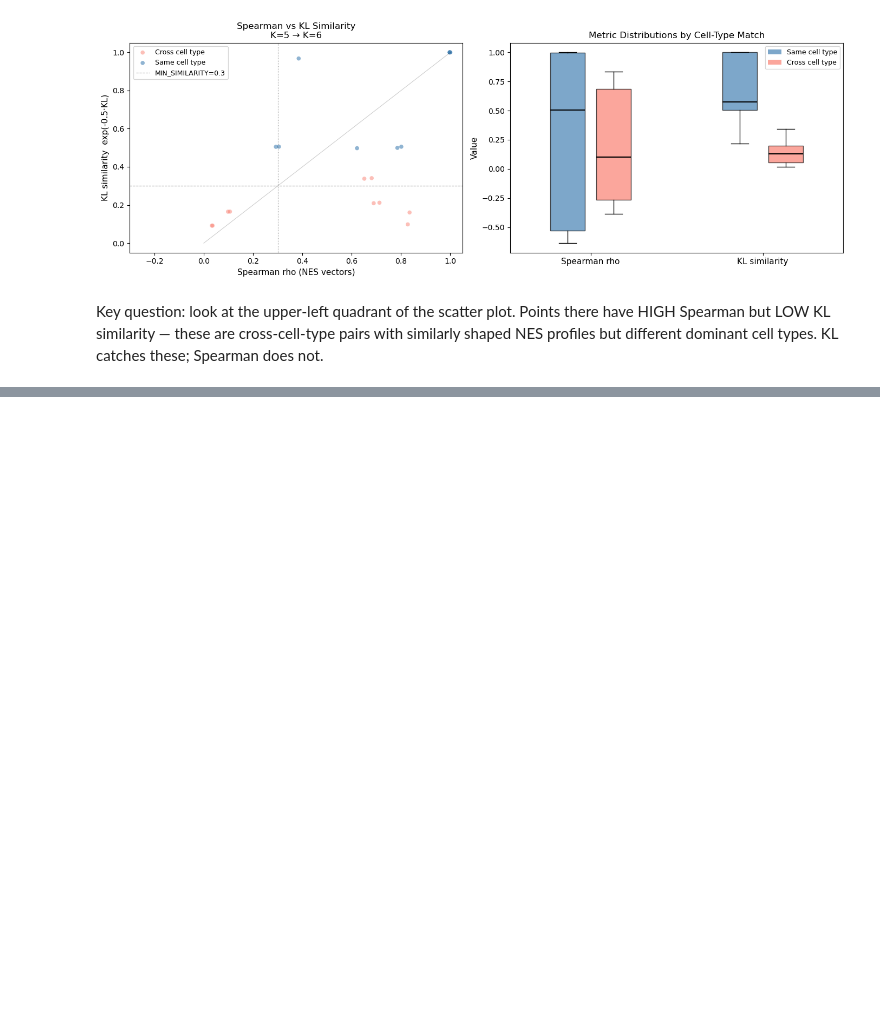
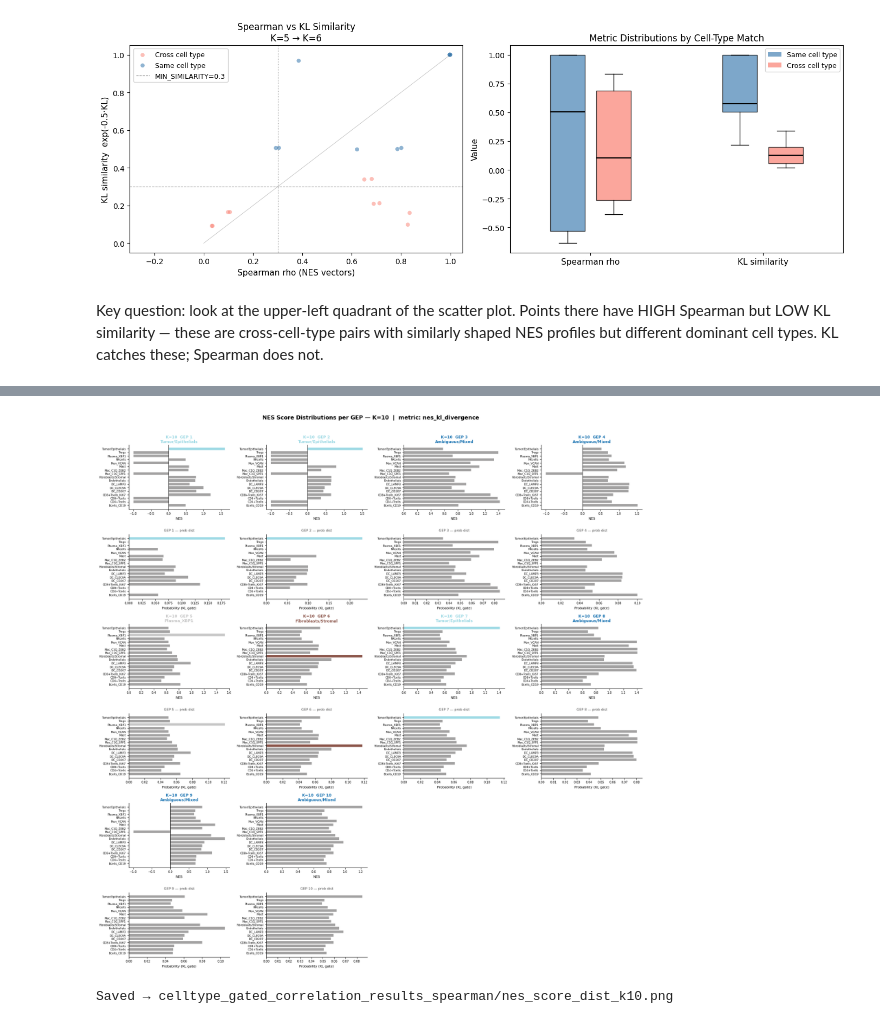
Before and after one commit to sumedhars/dinh-lab-clanp, a Jupyter notebook: celltype_gated_correlation.ipynb, the cells around one changed output, grey strips where cells are left out. Saved outputs shown, nothing was run; the diff lists cells and outputs as text; code cells hidden in the pictures; blank space fills up the shorter version.

Commit message:
prob dist

```diff
--- a/celltype_gated_correlation.ipynb
+++ b/celltype_gated_correlation.ipynb
@@ -789,0 +798,78 @@ dominant cell types. KL catches these; Spearman does not.
+# %%
+K_VIZ = 10
+SHOW_PROB_DIST = True      # Set False to show only NES bars (no probability row)
+
+nes_k = all_nes[K_VIZ]
+n_geps = len(nes_k)
+cell_types = nes_k.columns.tolist()
+
+n_cols = min(4, n_geps)
+n_rows_geps = int(np.ceil(n_geps / n_cols))
+panel_rows = 2 if SHOW_PROB_DIST else 1   # NES row + optional prob-dist row
+
+fig, axes = plt.subplots(
+    n_rows_geps * panel_rows, n_cols,
+    figsize=(n_cols * 4.5, n_rows_geps * panel_rows * 3.0),
+    squeeze=False
+)
+
+for idx, gep in enumerate(nes_k.index):
+    row_block = (idx // n_cols) * panel_rows   # first row of this GEP's block
+    col       = idx % n_cols
+
+    nes_row   = nes_k.loc[gep]
+    ct_label  = assign_celltype(nes_row)
+    prob_dist = nes_to_distribution(nes_row)   # ReLU-normalized, for KL gating
+    node_color = ct_colors.get(ct_label, '#888888')
+
+    # ── Bar colors: highlight the assigned cell type, gray out the rest ──
+    bar_colors = [
+        node_color if ct == ct_label else "#a3a2a2"
+        for ct in cell_types
+    ]
+    y_pos = range(len(cell_types))
+
+    # ── Top panel: raw NES scores ────────────────────────────────────────
+    ax_nes = axes[row_block][col]
+    ax_nes.barh(y_pos, nes_row.values, color=bar_colors, edgecolor='none', height=0.72)
+    ax_nes.axvline(0, color='black', lw=0.8)
+    ax_nes.set_yticks(y_pos)
+    ax_nes.set_yticklabels(cell_types, fontsize=6.5)
+    ax_nes.set_xlabel('NES', fontsize=8)
+    ax_nes.set_title(
+        f'K={K_VIZ}  GEP {gep}\n{ct_label}',
+        fontsize=9, color=node_color, fontweight='bold', pad=4
+    )
+    ax_nes.tick_params(axis='x', labelsize=7)
+    ax_nes.spines[['top', 'right']].set_visible(False)
+
+    # ── Bottom panel: probability distribution used for KL gating ────────
+    if SHOW_PROB_DIST:
+        ax_prob = axes[row_block + 1][col]
+        ax_prob.barh(y_pos, prob_dist, color=bar_colors, edgecolor='none', height=0.72)
+        ax_prob.set_yticks(y_pos)
+        ax_prob.set_yticklabels(cell_types, fontsize=6.5)
+        ax_prob.set_xlabel('Probability (KL gate)', fontsize=8)
+        ax_prob.set_title(f'GEP {gep} — prob dist', fontsize=8, color='#555555')
+        ax_prob.tick_params(axis='x', labelsize=7)
+        ax_prob.spines[['top', 'right']].set_visible(False)
+
+# ── Hide any unused subplot slots ─────────────────────────────────────────
+for idx in range(n_geps, n_rows_geps * n_cols):
+    row_block = (idx // n_cols) * panel_rows
+    col = idx % n_cols
+    for pr in range(panel_rows):
+        axes[row_block + pr][col].set_visible(False)
+
+plt.suptitle(
+    f'NES Score Distributions per GEP — K={K_VIZ}  |  metric: {SIMILARITY_METRIC}',
+    fontsize=13, fontweight='bold', y=1.01
+)
+plt.tight_layout()
+save_path = os.path.join(OUTPUT_DIR, f'nes_score_dist_k{K_VIZ}.png')
+plt.savefig(save_path, dpi=150, bbox_inches='tight')
+plt.show()
+print(f"Saved → {save_path}")
+# %% [output]
+[figure, added]
+Saved → celltype_gated_correlation_results_spearman/nes_score_dist_k10.png
```
Also changed, not shown: parts of 9 cells of this notebook, 19 other files.
